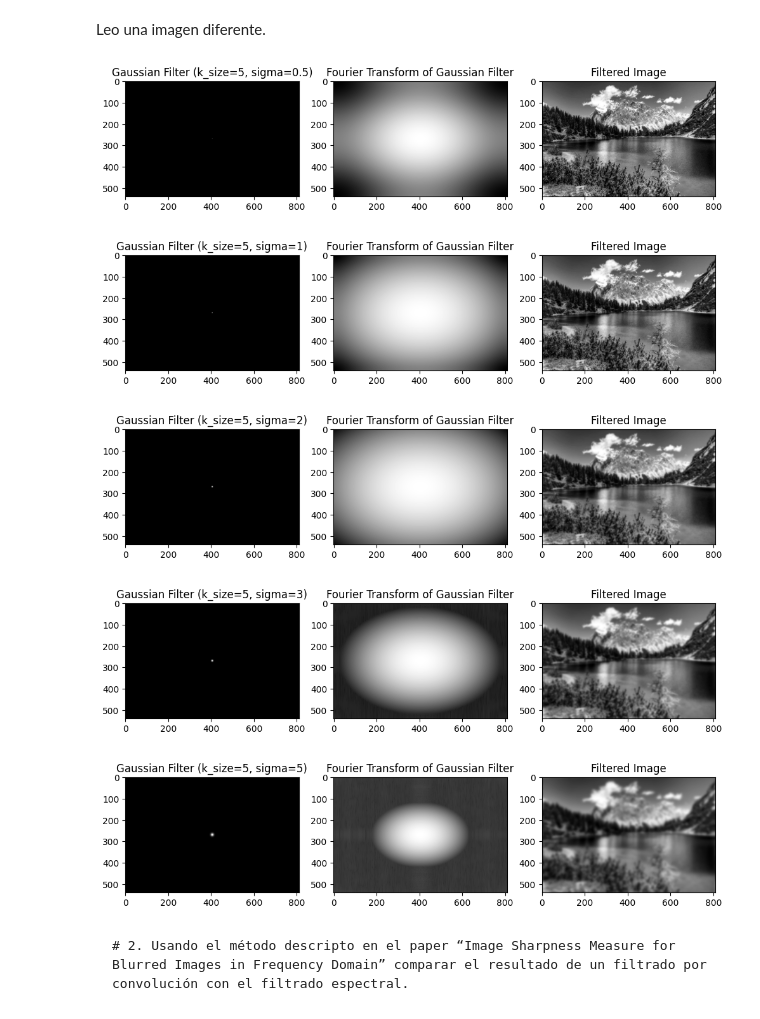
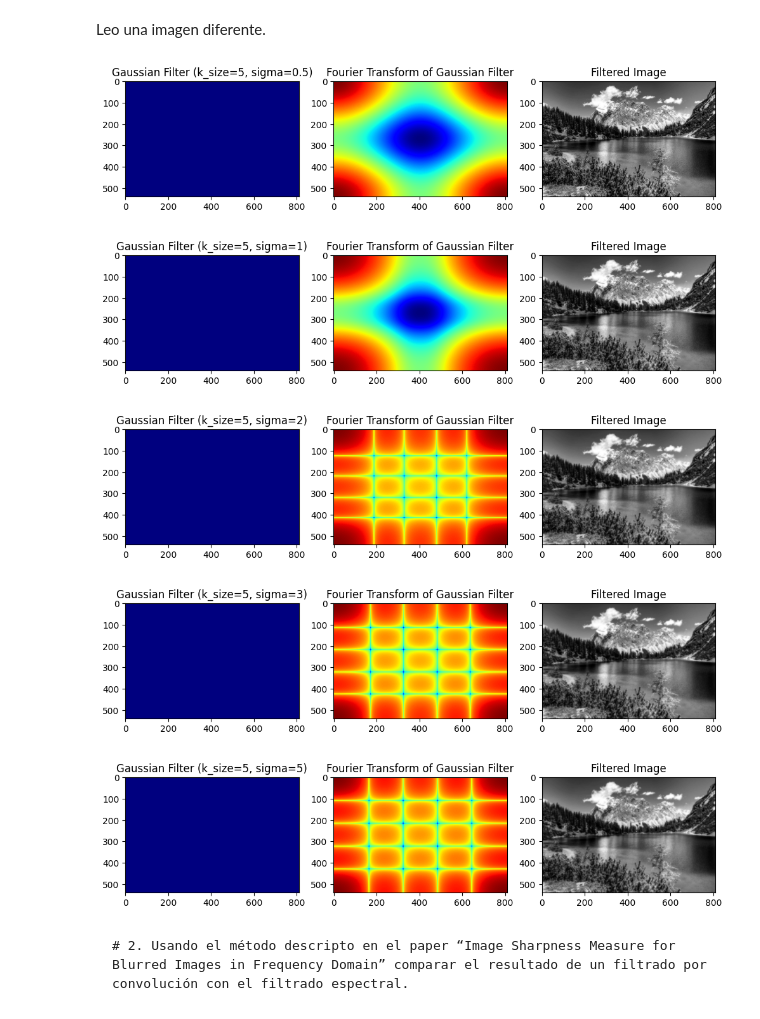
Before and after one commit to sevann-radhak/vision_computadora_I, a Jupyter notebook: Codigo/TP2/TP2.ipynb, the cells around one changed output. Drawn from its saved outputs; the diff is of its cells as text; code cells hidden in the pictures.

```diff
--- a/Codigo/TP2/TP2.ipynb
+++ b/Codigo/TP2/TP2.ipynb
@@ -39,3 +24,11 @@ def create_gauss_filter(h, w, k_size=5, sigma=5):
+# %%
+def create_gauss_filter(h, w, k_size=5, sigma=5):
+    gauss_kernel_x = cv2.getGaussianKernel(k_size, sigma)
+    gauss_kernel_y = cv2.getGaussianKernel(k_size, sigma)
+    gauss_kernel = gauss_kernel_x @ gauss_kernel_y.T
+    filter = cv2.copyMakeBorder(gauss_kernel, 0, h - k_size, 0, w - k_size, cv2.BORDER_CONSTANT, value=0)
+    filter_tf = np.fft.fft2(filter)
+    return filter, filter_tf
 # %%
 kernel, kernel_tf = create_gauss_filter(h, w, k_size=15, sigma=2)
 
@@ -84,42 +80,35 @@ Leo una imagen diferente.
 # %%
 img = cv2.imread('image1.jpg', cv2.IMREAD_GRAYSCALE)
 assert img is not None, "Image could not be read. Check the path and try again."
+
+h, w = img.shape
 # %%
-# Transformada de Fourier de la imagen
+# Fourier Transform of the image
 img_tf = np.fft.fft2(img)
 
 for sigma in sigma_values:
-    gauss_filter, gauss_filter_tf = create_gauss_filter(img.shape[0], img.shape[1], k_size, sigma)
-
-    img_tf_shifted = np.fft.fftshift(img_tf)
-    gauss_filter_tf_shifted = np.fft.fftshift(gauss_filter_tf)
-
-    # Aplico el filtro Gausiano a la imagen en el dominio espectral
-    img_filtered_tf = img_tf_shifted * gauss_filter_tf_shifted
-
-    # Aplico la transformada inversa de Fourier
+    gauss_filter, gauss_filter_tf = create_gauss_filter(h, w, k_size, sigma)
+    img_filtered_tf = img_tf * gauss_filter_tf
     img_filtered = np.fft.ifft2(img_filtered_tf)
-
-    img_filtered = np.fft.fftshift(img_filtered)
+    img_filtered = np.abs(img_filtered)
 
     plt.figure(figsize=(12, 4))
     plt.subplot(131)
-    plt.imshow(gauss_filter, cmap='gray')
+    plt.imshow(gauss_filter, cmap='jet')
     plt.title(f'Gaussian Filter (k_size={k_size}, sigma={sigma})')
     plt.subplot(132)
-    plt.imshow(np.log(np.abs(gauss_filter_tf_shifted)), cmap='gray')
+    plt.imshow(np.log(np.abs(gauss_filter_tf)), cmap='jet')
     plt.title('Fourier Transform of Gaussian Filter')
-
     plt.subplot(133)
-    plt.imshow(np.abs(img_filtered), cmap='gray')
+    plt.imshow(img_filtered, cmap='gray')
     plt.title('Filtered Image')
     plt.show()
 # %% [output]
-[figure, old version]
+[figure, new version]
-[figure, old version]
+[figure, new version]
-[figure, old version]
+[figure, new version]
-[figure, old version]
+[figure, new version]
-[figure, old version]
+[figure, new version]
 # %% [markdown]
     # 2. Usando el método descripto en el paper “Image Sharpness Measure for Blurred Images in Frequency Domain” comparar el resultado de un filtrado por convolución con el filtrado espectral.
 # %%
```
Also changed, not shown: parts of 14 cells of this notebook, 1 other file.
